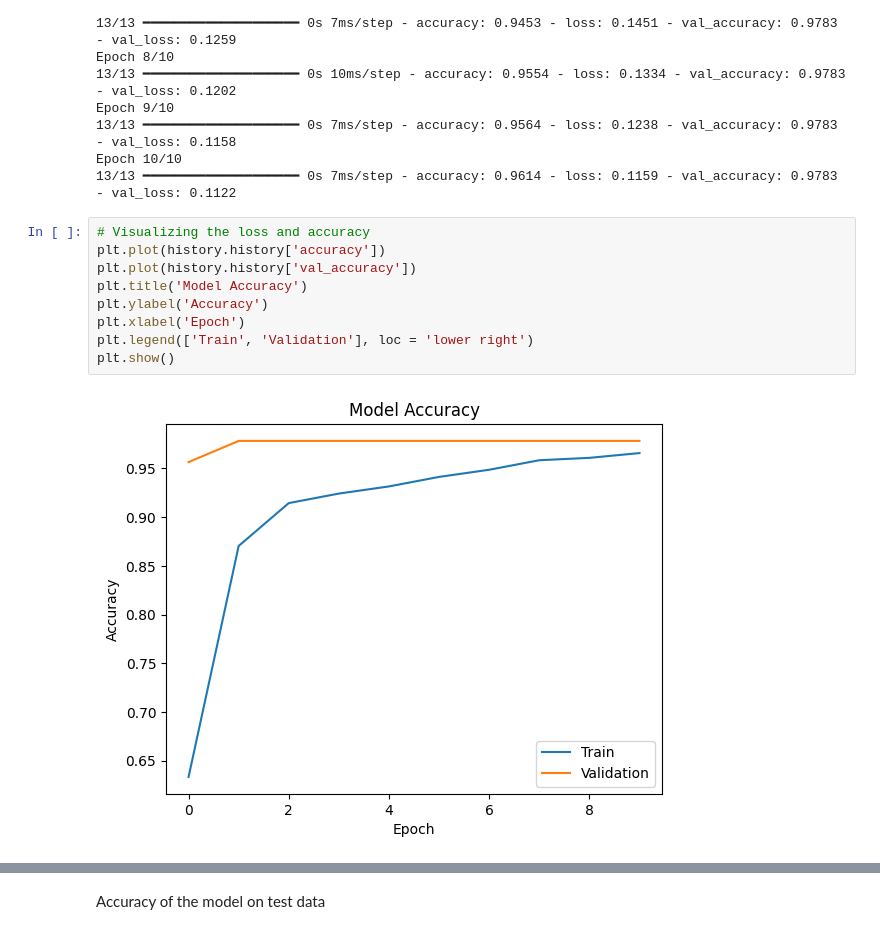
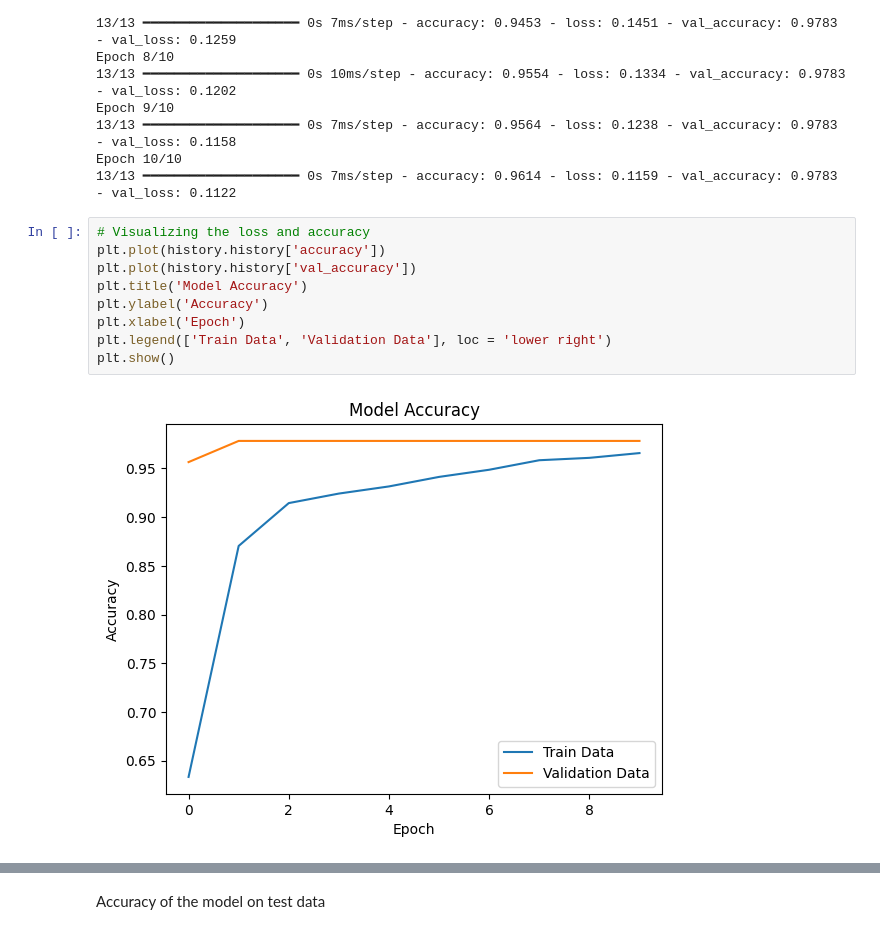
Before and after one commit to ramaoutlook/AI-ML-GENAI-NLP-LLM-Projects, a Jupyter notebook: Deep Learning Projects/Breast Cancer Classification with Neural Network/DL1_Breast_Cancer_Classification_with_NN.ipynb, the cells around one changed output, grey strips where cells are left out. Saved outputs shown, nothing was run; the diff lists cells and outputs as text.

```diff
--- a/Deep Learning Projects/Breast Cancer Classification with Neural Network/DL1_Breast_Cancer_Classification_with_NN.ipynb
+++ b/Deep Learning Projects/Breast Cancer Classification with Neural Network/DL1_Breast_Cancer_Classification_with_NN.ipynb
@@ -324,14 +324,14 @@ Epoch 10/10
 # %%
 # Visualizing the loss and accuracy
 plt.plot(history.history['accuracy'])
 plt.plot(history.history['val_accuracy'])
 plt.title('Model Accuracy')
 plt.ylabel('Accuracy')
 plt.xlabel('Epoch')
-plt.legend(['Train', 'Validation'], loc = 'lower right')
+plt.legend(['Train Data', 'Validation Data'], loc = 'lower right')
 plt.show()
 # %% [output]
-[figure, old version]
+[figure, new version]
 # %%
 plt.plot(history.history['loss'])
 plt.plot(history.history['val_loss'])
```
Also changed, not shown: parts of 1 cell of this notebook.
